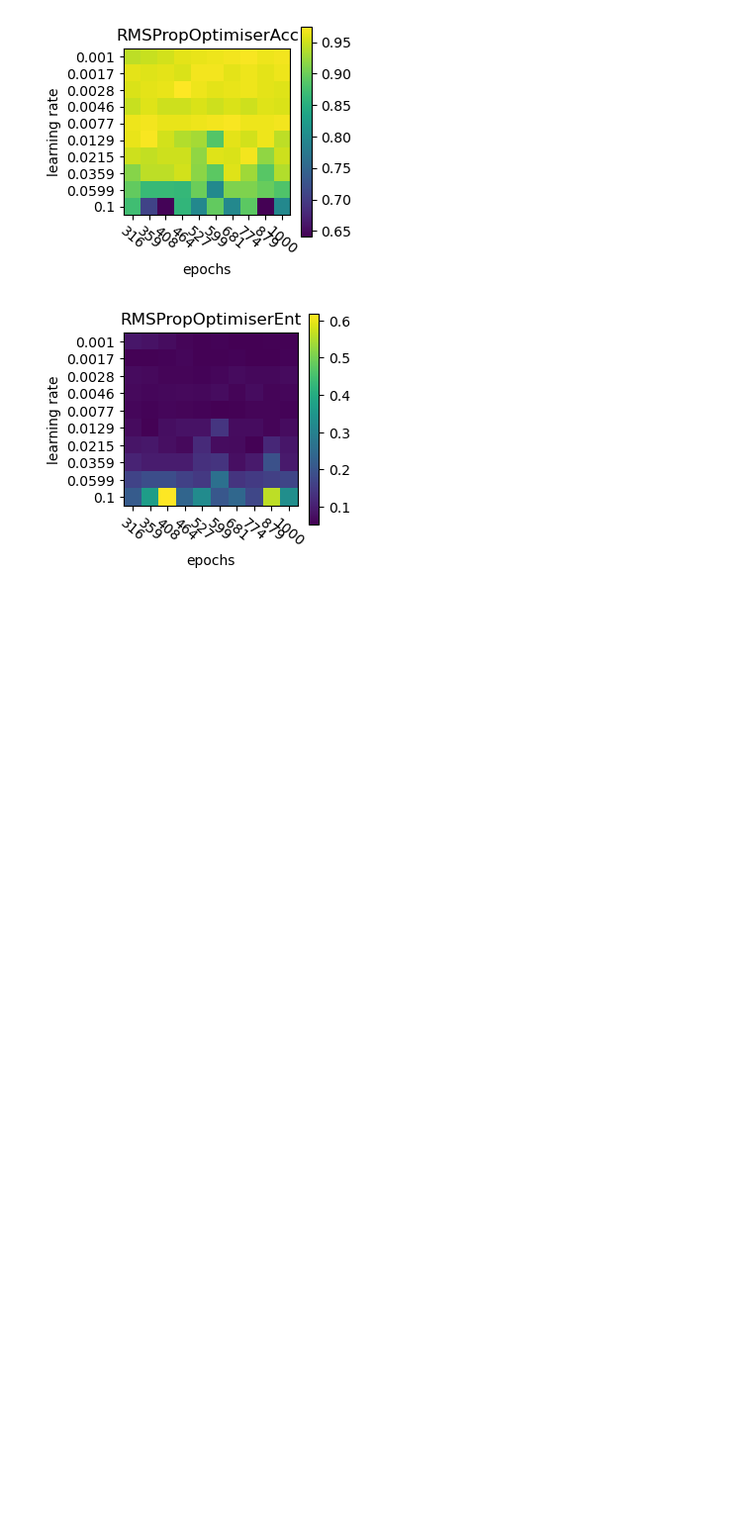
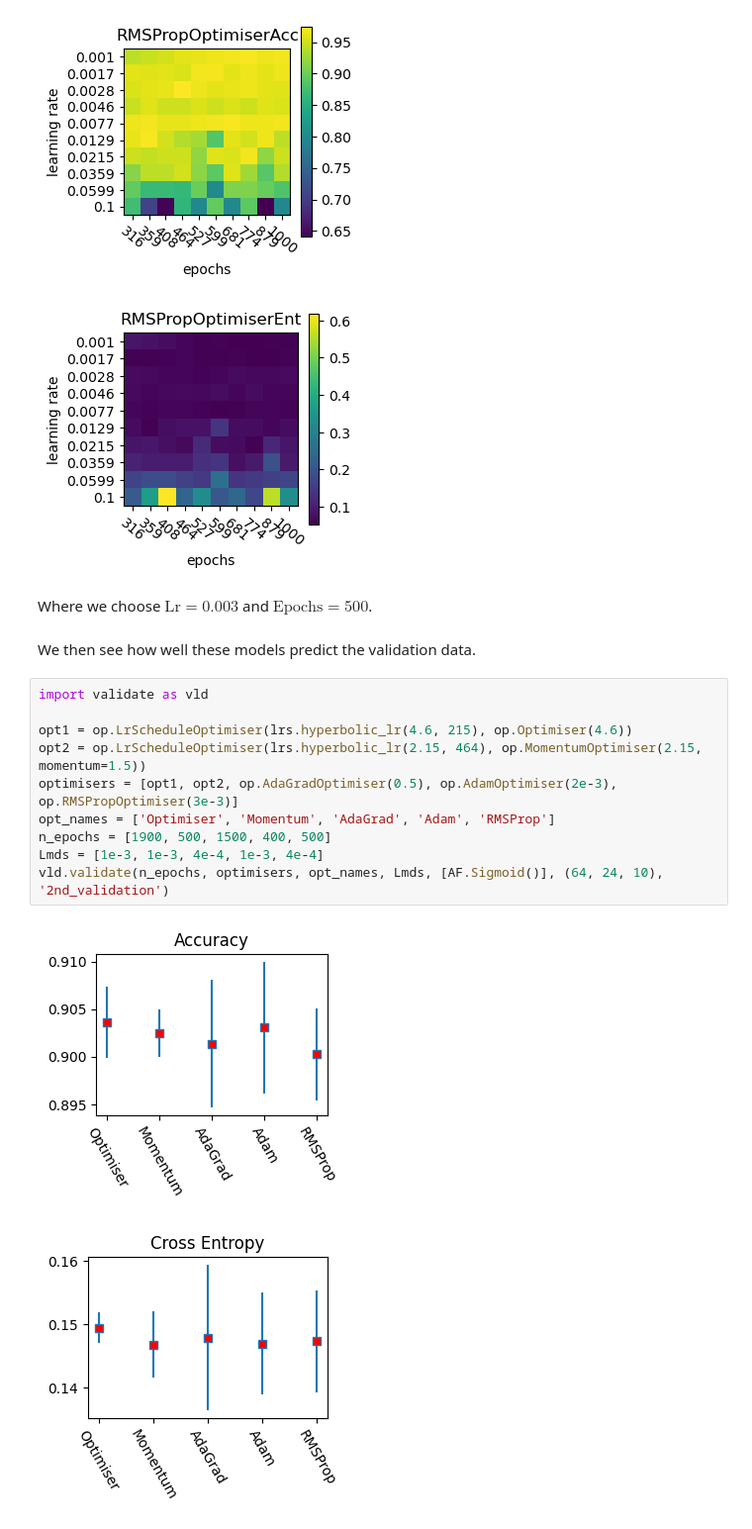
Before and after one commit to DavidSvejda2507/FYS-STK4155-Project-2, a Jupyter notebook: Notebook.ipynb, the cells around one changed output. Shown at 99% size. Saved outputs shown, nothing was run; the diff lists cells and outputs as text; blank space fills up the shorter version.

```diff
--- a/Notebook.ipynb
+++ b/Notebook.ipynb
@@ -714,3 +739,20 @@ for item in os.listdir(base):
 # %% [output]
 [figure]
 [figure]
+# %% [markdown]
+Where we choose $\text{Lr} = 0.003$ and $\text{Epochs}=500$.
+# %% [markdown]
+We then see how well these models predict the validation data.
+# %%
+import validate as vld
+
+opt1 = op.LrScheduleOptimiser(lrs.hyperbolic_lr(4.6, 215), op.Optimiser(4.6))
+opt2 = op.LrScheduleOptimiser(lrs.hyperbolic_lr(2.15, 464), op.MomentumOptimiser(2.15, momentum=1.5))
+optimisers = [opt1, opt2, op.AdaGradOptimiser(0.5), op.AdamOptimiser(2e-3), op.RMSPropOptimiser(3e-3)]
+opt_names = ['Optimiser', 'Momentum', 'AdaGrad', 'Adam', 'RMSProp']
+n_epochs = [1900, 500, 1500, 400, 500]
+Lmds = [1e-3, 1e-3, 4e-4, 1e-3, 4e-4]
+vld.validate(n_epochs, optimisers, opt_names, Lmds, [AF.Sigmoid()], (64, 24, 10), '2nd_validation')
+# %% [output]
+[figure, added]
+[figure, added]
```
Also changed, not shown: parts of 9 cells of this notebook, 10 other files.
